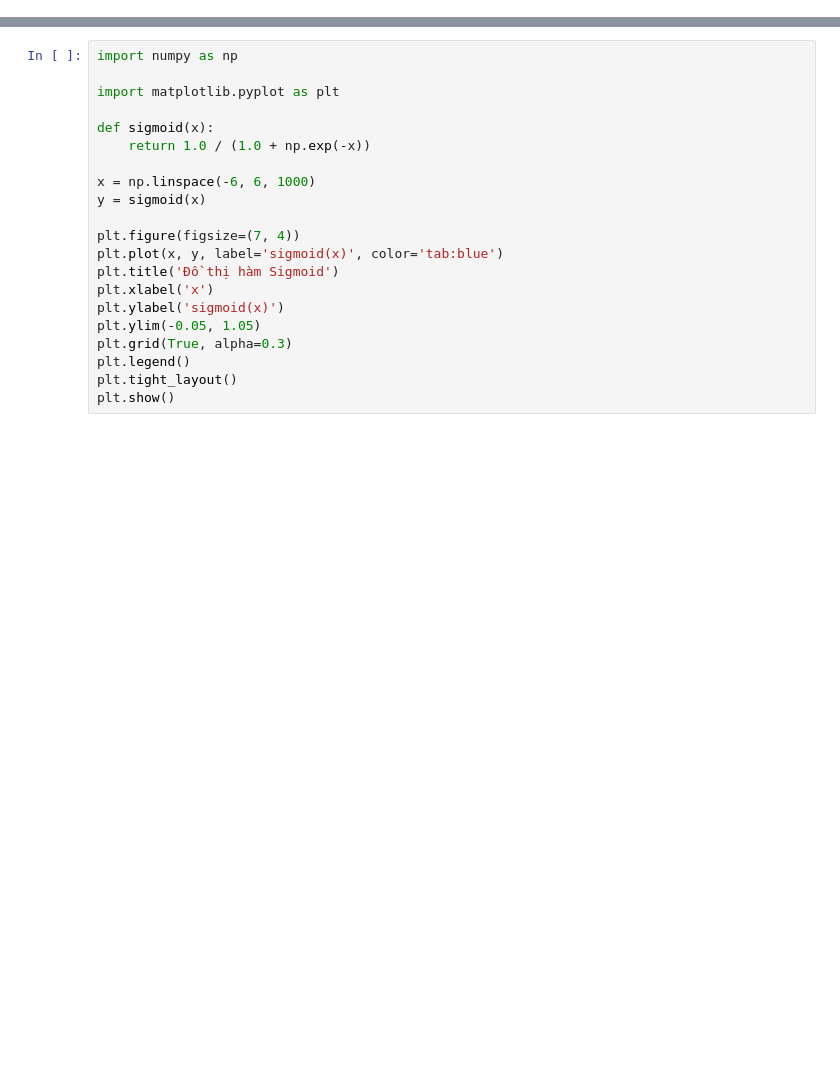
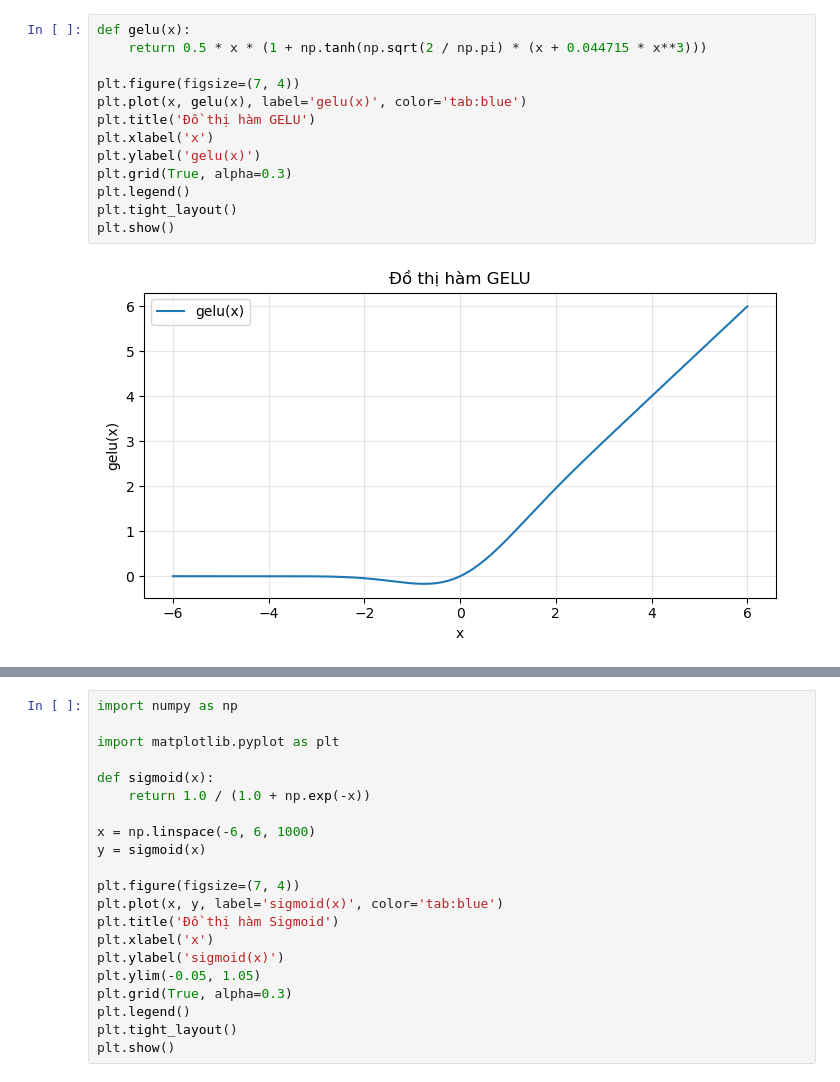
Before and after one commit to phanthehoang2503/summarize-and-sentiment-vietnamese-text-, a Jupyter notebook: graph.ipynb, the cells around one changed output, grey strips where cells are left out. Cells and saved outputs as stored; diff of their text form; blank space fills up the shorter version.

```diff
--- a/graph.ipynb
+++ b/graph.ipynb
@@ -20,0 +21,15 @@ plt.show()
+# %%
+def gelu(x):
+    return 0.5 * x * (1 + np.tanh(np.sqrt(2 / np.pi) * (x + 0.044715 * x**3)))
+
+plt.figure(figsize=(7, 4))
+plt.plot(x, gelu(x), label='gelu(x)', color='tab:blue')
+plt.title('Đồ thị hàm GELU')
+plt.xlabel('x')
+plt.ylabel('gelu(x)')
+plt.grid(True, alpha=0.3)
+plt.legend()
+plt.tight_layout()
+plt.show()
+# %% [output]
+[figure, added]
```
Also changed, not shown: parts of 2 cells of this notebook, 12 other files.
